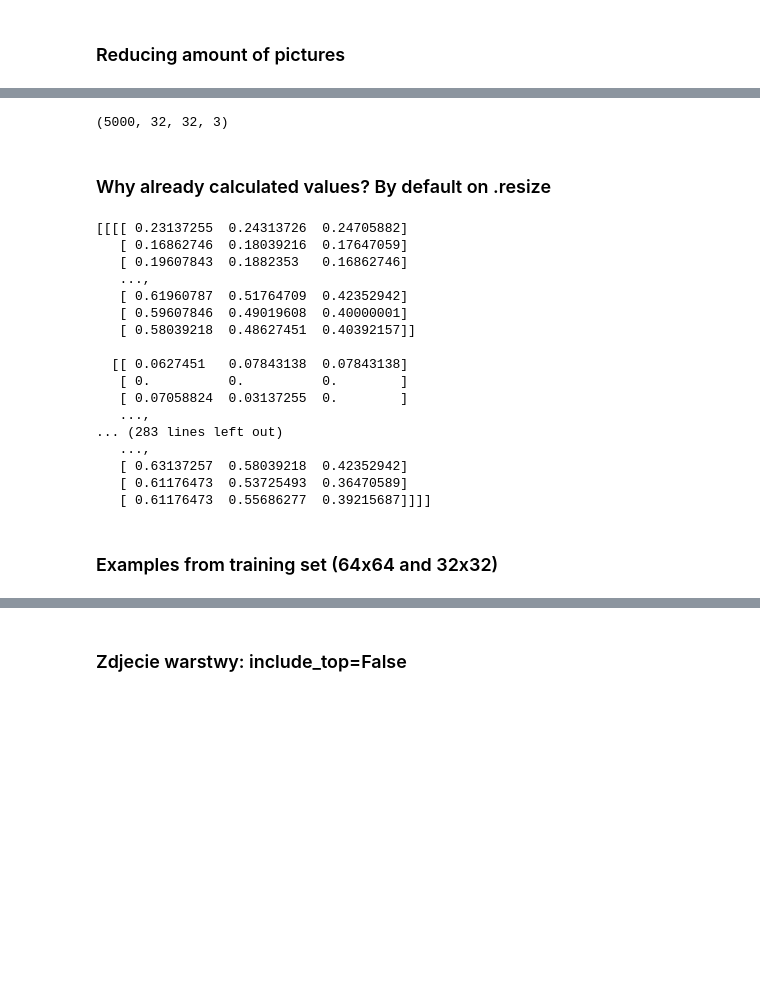
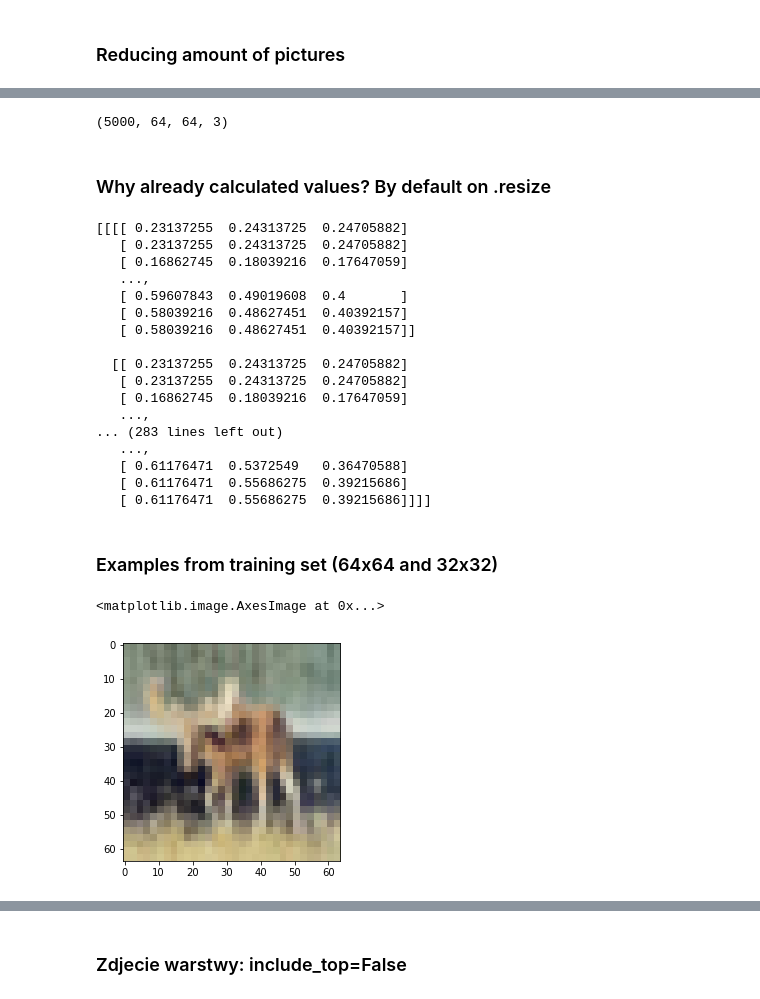
Before and after one commit to 5bastian/Adversarial-networks, a Jupyter notebook: CNN_classifier_CIFAR10.ipynb, the cells around one changed output, grey strips where cells are left out. Saved outputs shown, nothing was run; the diff lists cells and outputs as text; code cells hidden in the pictures; blank space fills up the shorter version.

```diff
--- a/CNN_classifier_CIFAR10.ipynb
+++ b/CNN_classifier_CIFAR10.ipynb
@@ -54,38 +59,41 @@ y_train = y_train[0:5000]
 x_train_vgg = x_train_vgg[0:5000]
 y_train_vgg = y_train[0:5000]
 # %%
-print x_train.shape
+print x_train_vgg.shape
 # %% [output]
-(5000, 32, 32, 3)
+(5000, 64, 64, 3)
 # %%
 x_train = x_train.astype('float32')/255 # now values are between 0 and 1
 # %% [markdown]
 ### Why already calculated values? By default on .resize
 # %%
-print x_train
+print x_train_vgg
 # %% [output]
-[[[[ 0.23137255  0.24313726  0.24705882]
-   [ 0.16862746  0.18039216  0.17647059]
-   [ 0.19607843  0.1882353   0.16862746]
+[[[[ 0.23137255  0.24313725  0.24705882]
+   [ 0.23137255  0.24313725  0.24705882]
+   [ 0.16862745  0.18039216  0.17647059]
    ...,
-   [ 0.61960787  0.51764709  0.42352942]
-   [ 0.59607846  0.49019608  0.40000001]
-   [ 0.58039218  0.48627451  0.40392157]]
+   [ 0.59607843  0.49019608  0.4       ]
+   [ 0.58039216  0.48627451  0.40392157]
+   [ 0.58039216  0.48627451  0.40392157]]
 
-  [[ 0.0627451   0.07843138  0.07843138]
-   [ 0.          0.          0.        ]
-   [ 0.07058824  0.03137255  0.        ]
+  [[ 0.23137255  0.24313725  0.24705882]
+   [ 0.23137255  0.24313725  0.24705882]
+   [ 0.16862745  0.18039216  0.17647059]
    ...,
 ... (283 lines left out)
    ...,
-   [ 0.63137257  0.58039218  0.42352942]
-   [ 0.61176473  0.53725493  0.36470589]
-   [ 0.61176473  0.55686277  0.39215687]]]]
+   [ 0.61176471  0.5372549   0.36470588]
+   [ 0.61176471  0.55686275  0.39215686]
+   [ 0.61176471  0.55686275  0.39215686]]]]
 # %% [markdown]
 ### Examples from training set (64x64 and 32x32)
 # %%
-single_image = x_train_vgg[300:301]
+single_image = x_train_vgg[28:29]
 plt.imshow(single_image[0])
+# %% [output]
+<matplotlib.image.AxesImage at 0x...>
+[figure, added]
 # %%
 single_image = x_train[300:301]
 plt.imshow(single_image[0])
```
Also changed, not shown: parts of 16 cells of this notebook.
